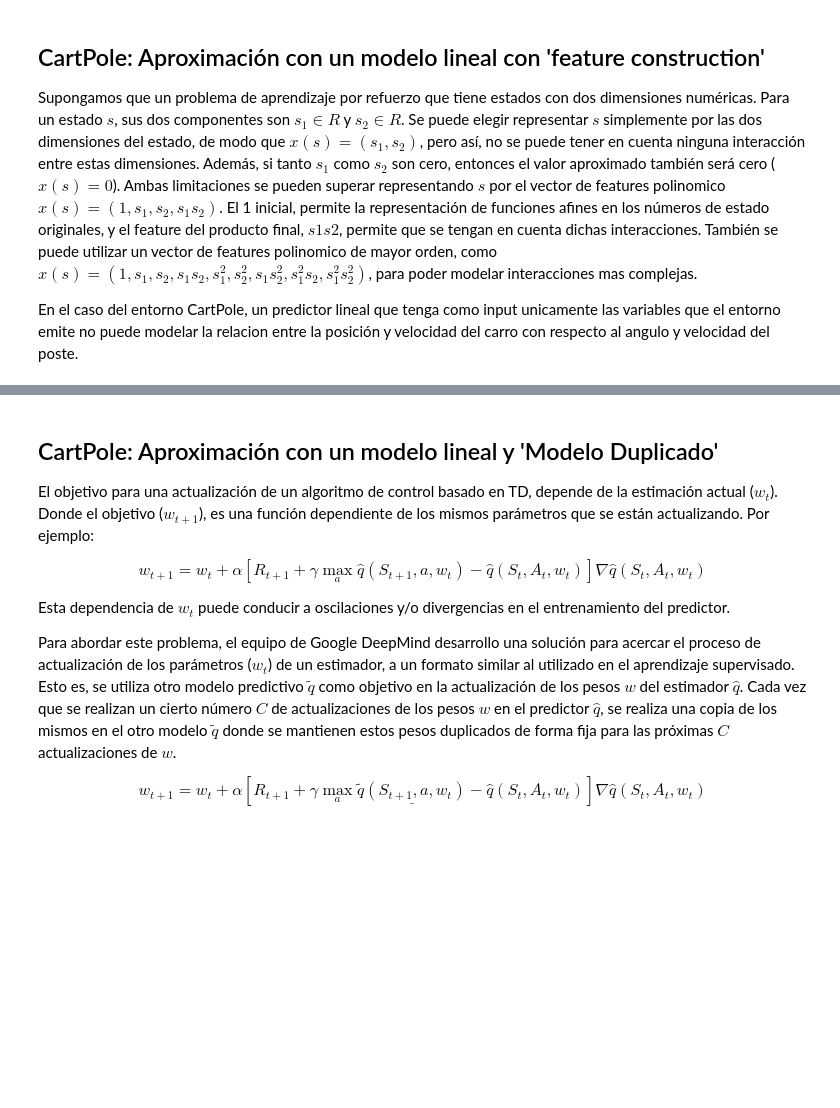
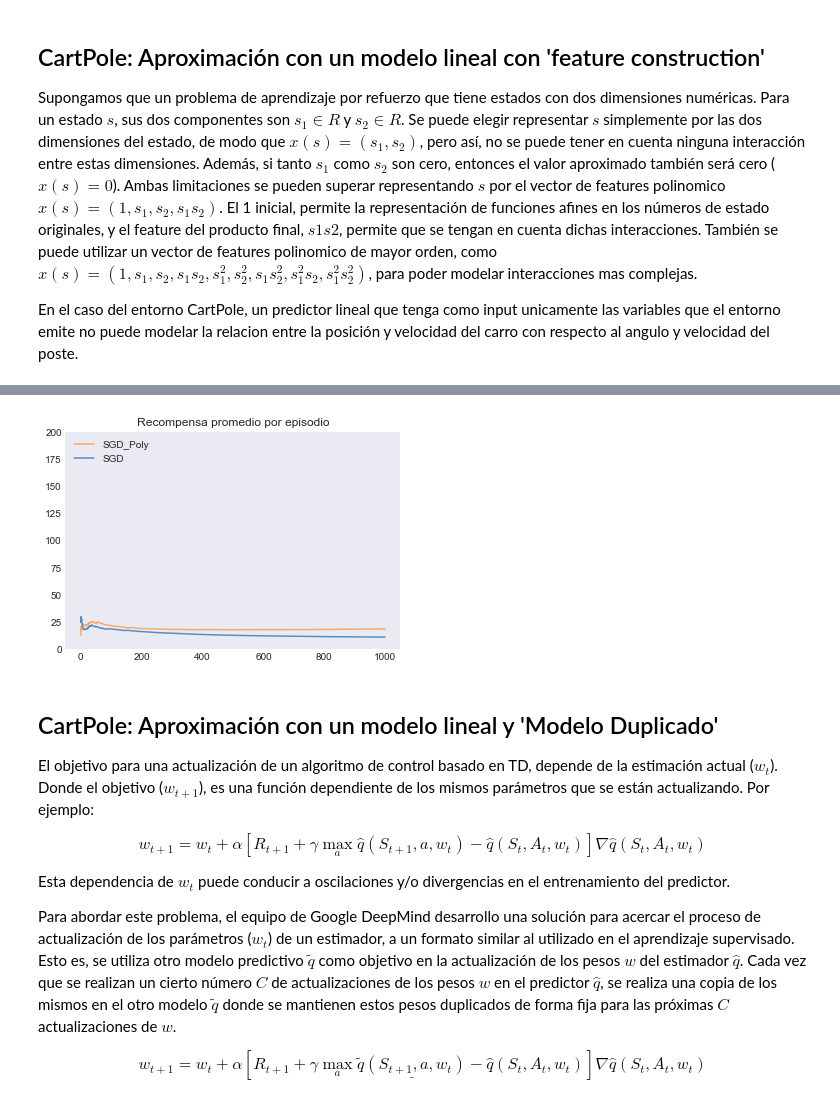
Before and after one commit to joseleonardocarabajal/Aprendizaje-por-Refuerzos, a Jupyter notebook: Practico_2/Final-Lab.ipynb, the cells around one changed output, grey strips where cells are left out. Saved outputs shown, nothing was run; the diff lists cells and outputs as text; code cells hidden in the pictures; blank space fills up the shorter version.

```diff
--- a/Practico_2/Final-Lab.ipynb
+++ b/Practico_2/Final-Lab.ipynb
@@ -446,10 +126,14 @@ plt.show()
 # %%
-plt.plot(np.array(meanPoly), label='Poly', c='#faa76c')
-plt.plot(np.array(meanLineal), label='Lineal', c='#5c8cbc')
+reward_per_episode_SGD_Poly = avg_reward(scores_SGD_Poly)
+
+plt.plot(reward_per_episode_SGD_Poly, label='SGD_Poly', c='#faa76c')
+plt.plot(reward_per_episode_SGD, label='SGD', c='#5c8cbc')
 plt.ylim(0, 200)
 plt.title('Recompensa promedio por episodio')
 plt.legend(loc='upper left')
 plt.show()
+# %% [output]
+[figure, added]
 # %% [markdown]
 ## CartPole: Aproximación con un modelo lineal y 'Modelo Duplicado'
 El objetivo para una actualización de un algoritmo de control basado en TD, depende de la estimación actual ($w_{t}$). Donde el objetivo ($w_{t+1}$), es una función dependiente de los mismos parámetros que se están actualizando. Por ejemplo:
```
Also changed, not shown: parts of 24 cells of this notebook.
